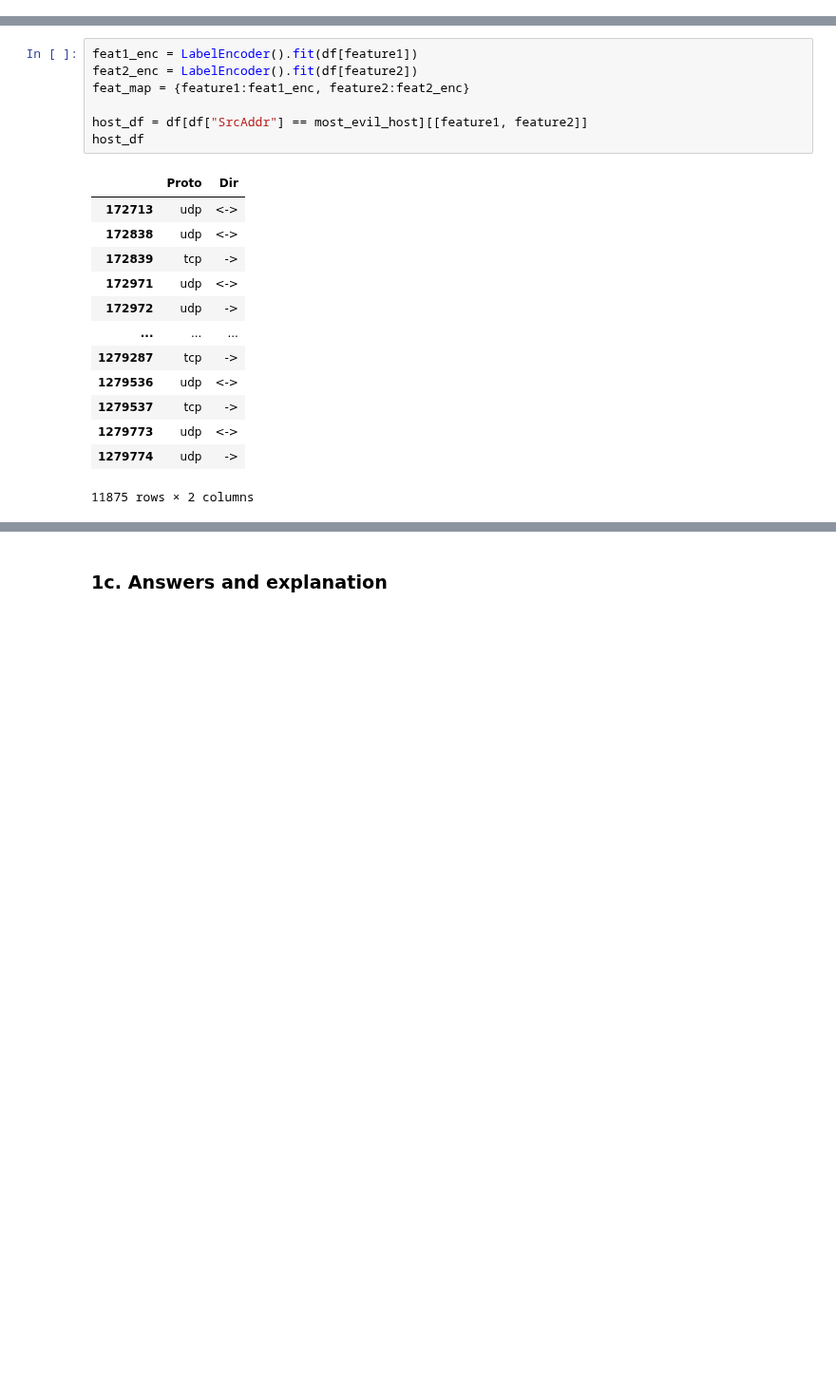
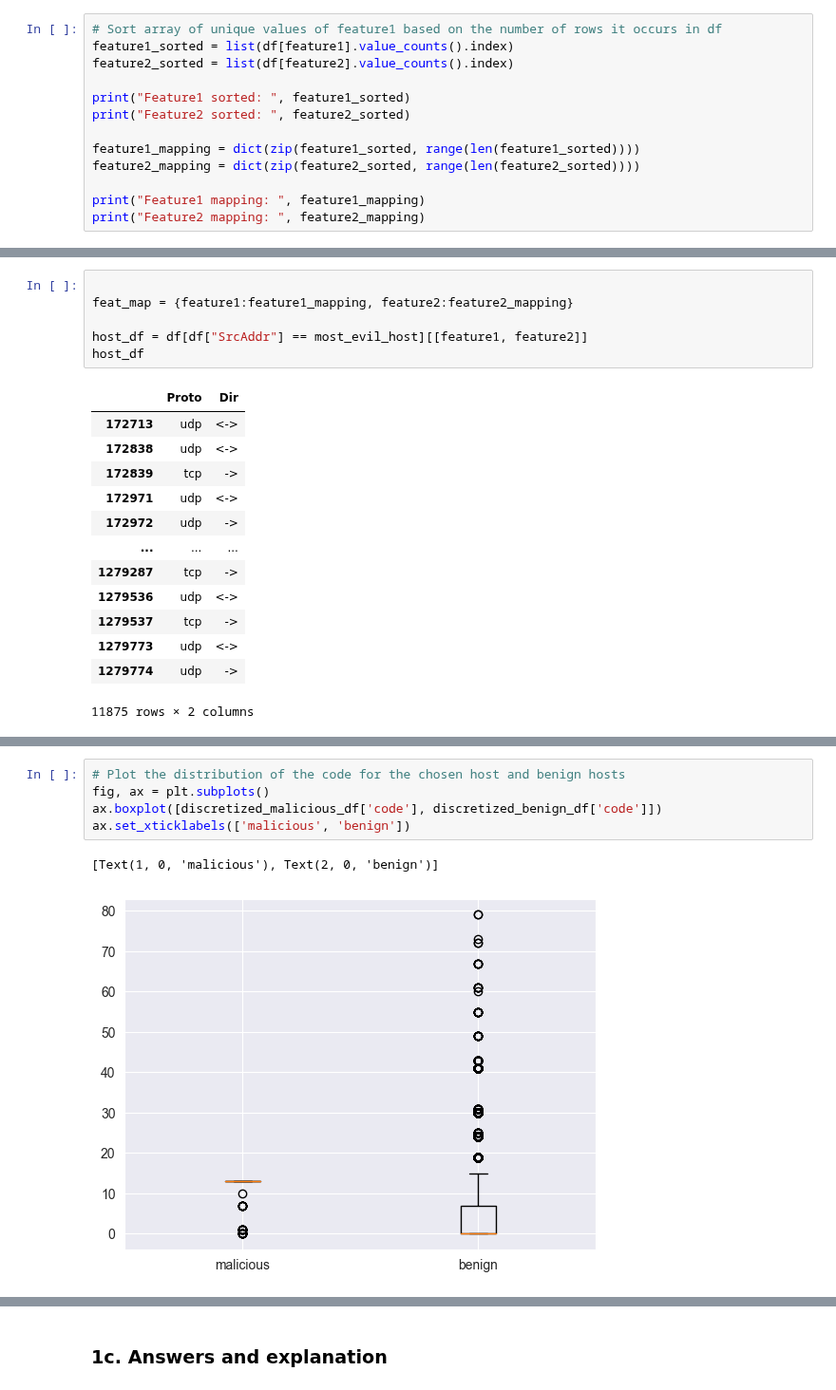
Before and after one commit to kbaran1998/CS4035-cyber-data, a Jupyter notebook: lab3/Lab3.ipynb, the cells around one changed output, grey strips where cells are left out. Shown at 95% size. Saved outputs shown, nothing was run; the diff lists cells and outputs as text; blank space fills up the shorter version.

```diff
--- a/lab3/Lab3.ipynb
+++ b/lab3/Lab3.ipynb
@@ -277,3 +283,16 @@ most_evil_host = malicious_flows["SrcAddr"].value_counts().index[0]
 most_evil_host
 # %% [output]
 '147.32.84.205'
+# %%
+# Sort array of unique values of feature1 based on the number of rows it occurs in df
+feature1_sorted = list(df[feature1].value_counts().index)
+feature2_sorted = list(df[feature2].value_counts().index)
+
+print("Feature1 sorted: ", feature1_sorted)
+print("Feature2 sorted: ", feature2_sorted)
+
+feature1_mapping = dict(zip(feature1_sorted, range(len(feature1_sorted))))
+feature2_mapping = dict(zip(feature2_sorted, range(len(feature2_sorted))))
+
+print("Feature1 mapping: ", feature1_mapping)
+print("Feature2 mapping: ", feature2_mapping)
@@ -280,7 +304,6 @@ most_evil_host
 # %%
-feat1_enc = LabelEncoder().fit(df[feature1])
-feat2_enc = LabelEncoder().fit(df[feature2])
-feat_map = {feature1:feat1_enc, feature2:feat2_enc}
+
+feat_map = {feature1:feature1_mapping, feature2:feature2_mapping}
 
 host_df = df[df["SrcAddr"] == most_evil_host][[feature1, feature2]]
 host_df
@@ -330,0 +387,8 @@ KeyboardInterrupt:
+# %%
+# Plot the distribution of the code for the chosen host and benign hosts
+fig, ax = plt.subplots()
+ax.boxplot([discretized_malicious_df['code'], discretized_benign_df['code']])
+ax.set_xticklabels(['malicious', 'benign'])
+# %% [output]
+[Text(1, 0, 'malicious'), Text(2, 0, 'benign')]
+[figure, added]
```
Also changed, not shown: parts of 8 cells of this notebook.
